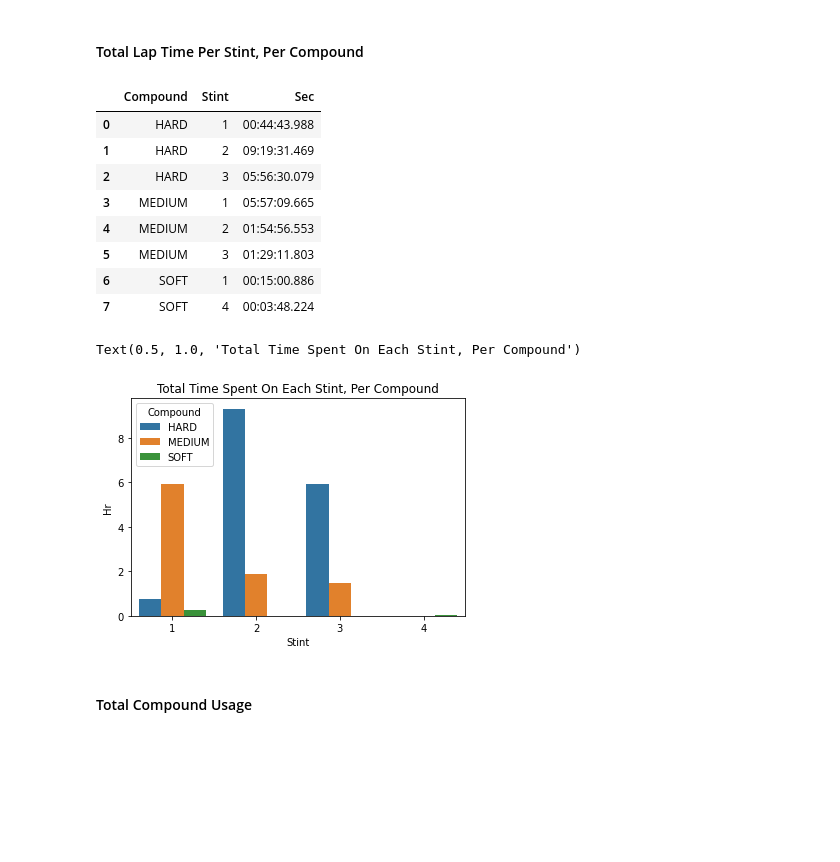
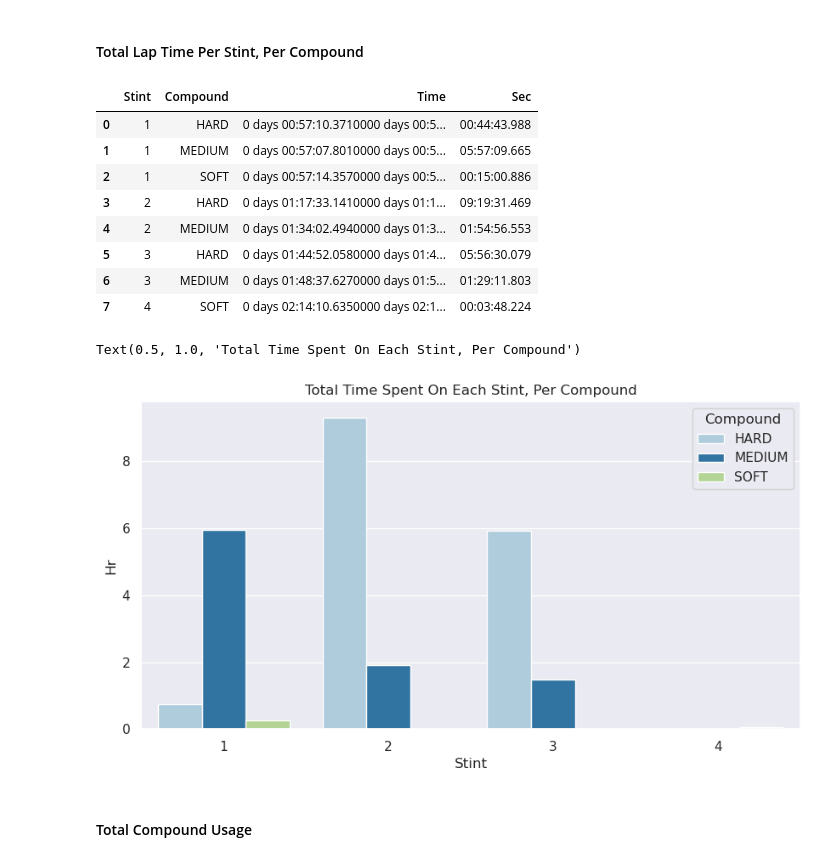
Before and after one commit to MyNameIsCalvinDavis/Data-Science, a Jupyter notebook: F1/F1.ipynb, the cells around one changed output. Drawn from its saved outputs; the diff is of its cells as text; code cells hidden in the pictures; blank space fills up the shorter version.

```diff
--- a/F1/F1.ipynb
+++ b/F1/F1.ipynb
@@ -13,11 +15,15 @@ import matplotlib.pyplot as plt
 import matplotlib.gridspec as gridspec
 import numpy as np
 import seaborn as sns
+from seaborn import objects as so
 import matplotlib.transforms as mtrans
 from summary import summary_summary
 import datetime
 
 pd.set_option('display.float_format', lambda x: '%.4f' % x)
+
+sns.set_theme(palette="gist_ncar")
+# so.Plot.config.theme.update(palette="CMRmap")
 
 # Add the project root to sys.path
 notebook_dir = os.path.dirname(os.path.abspath('F1.ipynb'))
@@ -1093,11 +1082,13 @@ gs = gridspec.GridSpec(1,2, wspace=0.20)#, right=0.48, wspace=0.05)
 ax1 = fig.add_subplot(gs[0,0])
 ax2 = fig.add_subplot(gs[0,1])
 
-lapsgg = lapsg.drop_duplicates().groupby(["Compound"]).mean().reset_index()
+sns.set_palette('Paired')
+
+lapsgg = lapsg.drop_duplicates()[["Compound", "TotalLaps", "Stint"]].groupby(["Compound"]).mean().reset_index()
 g = sns.barplot(data=lapsgg, x="Compound", y="TotalLaps", ax=ax1)
 g.set_title("Compound Usage Based On Total Laps")
 
-lapsgg = lapsg.drop_duplicates().groupby(["Compound", "Stint"]).mean().reset_index()
+lapsgg = lapsg.drop_duplicates()[["Compound", "TotalLaps", "Stint"]].groupby(["Compound", "Stint"]).mean().reset_index()
 g = sns.barplot(data=lapsgg, x="Compound", y="TotalLaps", ax=ax2)
 g.set_title("Compound Usage Based on Total Laps & Stints")
 
@@ -1216,34 +1222,35 @@ Text(0.5, 1.0, '% of Total Race Time Per Stint')
 # %%
 # Total Lap Times of Stints, Per Compound
 laps = laps_raw[laps_raw["EventName"] == race]
-laps = laps.groupby(["Compound", "Stint"]).sum().reset_index()[["Compound", "Stint", "Sec"]]
+laps = laps.groupby(["Stint", "Compound"])[["Time", "Sec"]].sum().reset_index()
 for idx, item in enumerate(laps["Sec"]):
     laps["Sec"].iloc[idx] = str(datetime.timedelta(seconds=item))[:-3].zfill(12)
 # print("Time Per Stint, Per Compound:\n", laps.to_string(index=False, header=False))
 laps
 # %% [output]
-|  | Compound | Stint | Sec |
-| 0 | HARD | 1 | 00:44:43.988 |
-| 1 | HARD | 2 | 09:19:31.469 |
-| 2 | HARD | 3 | 05:56:30.079 |
-| 3 | MEDIUM | 1 | 05:57:09.665 |
-| 4 | MEDIUM | 2 | 01:54:56.553 |
-| 5 | MEDIUM | 3 | 01:29:11.803 |
-| 6 | SOFT | 1 | 00:15:00.886 |
-| 7 | SOFT | 4 | 00:03:48.224 |
+|  | Stint | Compound | Time | Sec |
+| 0 | 1 | HARD | 0 days 00:57:10.3710000 days 00:5... | 00:44:43.988 |
+| 1 | 1 | MEDIUM | 0 days 00:57:07.8010000 days 00:5... | 05:57:09.665 |
+| 2 | 1 | SOFT | 0 days 00:57:14.3570000 days 00:5... | 00:15:00.886 |
+| 3 | 2 | HARD | 0 days 01:17:33.1410000 days 01:1... | 09:19:31.469 |
+| 4 | 2 | MEDIUM | 0 days 01:34:02.4940000 days 01:3... | 01:54:56.553 |
+| 5 | 3 | HARD | 0 days 01:44:52.0580000 days 01:4... | 05:56:30.079 |
+| 6 | 3 | MEDIUM | 0 days 01:48:37.6270000 days 01:5... | 01:29:11.803 |
+| 7 | 4 | SOFT | 0 days 02:14:10.6350000 days 02:1... | 00:03:48.224 |
 # %%
 data = []
 for i in laps["Sec"]:
     i = i.split(":")
     data.append( (float(i[0]) * 60) + float(i[1]) )
 laps["Min"] = data
 laps["Hr"] = [x / 60 for x in data]
+fig = plt.figure(figsize=(10,5))
 g = sns.barplot(x="Stint", y="Hr", hue="Compound", data=laps)
 # plt.ylim(laps["Min"].min() - 1, laps["Min"].max() + 1)
 g.set_title("Total Time Spent On Each Stint, Per Compound")
 # %% [output]
 Text(0.5, 1.0, 'Total Time Spent On Each Stint, Per Compound')
-[figure, old version]
+[figure, new version]
 # %% [markdown]
 #### Total Compound Usage
 # %%
```
Also changed, not shown: parts of 40 cells of this notebook.
